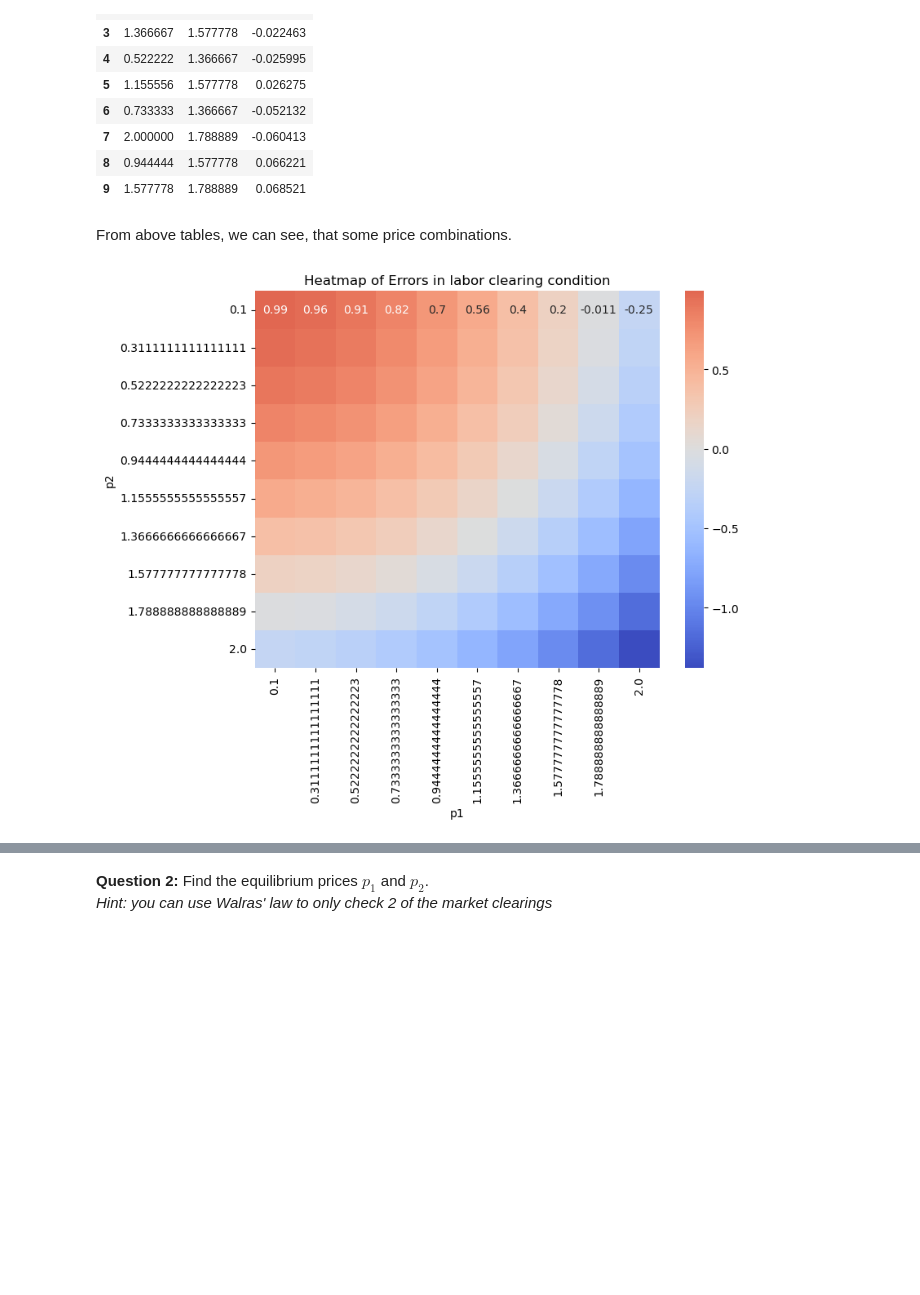
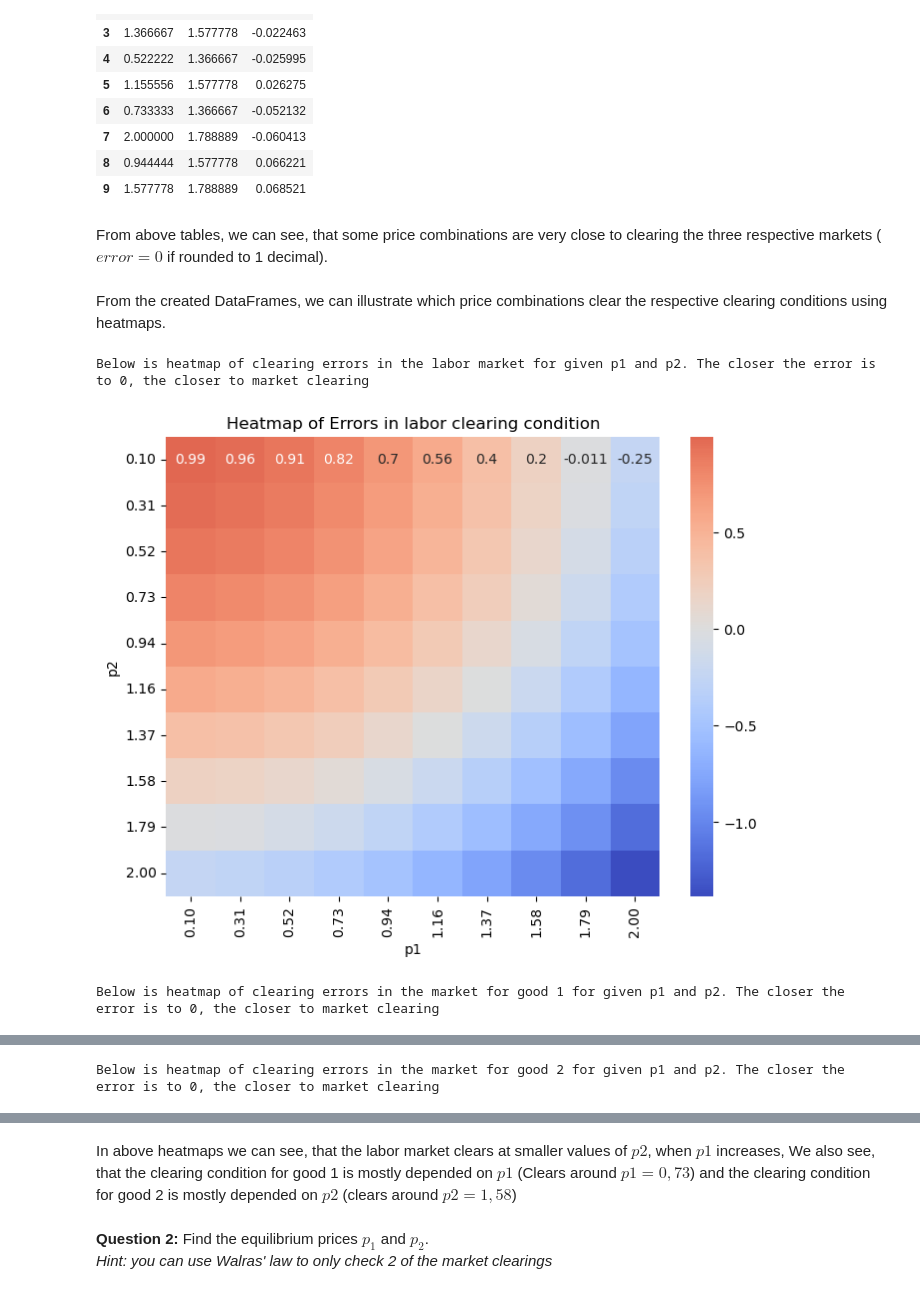
Before and after one commit to NumEconCopenhagen/projects-2024-thomas-lucas-jacob, a Jupyter notebook: examproject/exam_2024.ipynb, the cells around one changed output, grey strips where cells are left out. Saved outputs shown, nothing was run; the diff lists cells and outputs as text; code cells hidden in the pictures; blank space fills up the shorter version.

```diff
--- a/examproject/exam_2024.ipynb
+++ b/examproject/exam_2024.ipynb
@@ -177,39 +176,57 @@ Below is a table with the 10 combinations of p1 and p2, which are the closest to
 | 8 | 0.944444 | 1.577778 | 0.066221 |
 | 9 | 1.577778 | 1.788889 | 0.068521 |
 # %% [markdown]
-From above tables, we can see, that some price combinations.
+From above tables, we can see, that some price combinations are very close to clearing the three respective markets ($error = 0$ if rounded to 1 decimal).
+# %% [markdown]
+From the created DataFrames, we can illustrate which price combinations clear the respective clearing conditions using heatmaps.
 # %%
-# Pivot the DataFrame to have p1 as columns, p2 as index, and error as values
+# Pivot the DataFrame to have p1 as columns (x-axis on heatmap), p2 as index (y-axis on heatmap), and error as values
 df_pivot_labor = df_labor_error_sorted.pivot(index='p2', columns='p1', values='error')
 df_pivot_good1 = df_good1_error_sorted.pivot(index='p2', columns='p1', values='error')
 df_pivot_good2 = df_good2_error_sorted.pivot(index='p2', columns='p1', values='error')
 
-# Create the heatmap
+print('Below is heatmap of clearing errors in the labor market for given p1 and p2. The closer the error is to 0, the closer to market clearing')
+# Creating the heatmap for the labor clearing condition: axl
 plt.figure(figsize=(8, 6))
-sns.heatmap(df_pivot_labor, annot=True, cmap="coolwarm", center=0)
-# Set labels and title
+axl = sns.heatmap(df_pivot_labor, annot=True, cmap="coolwarm", center=0)
+# Setting labels and title
 plt.xlabel('p1')
 plt.ylabel('p2')
 plt.title('Heatmap of Errors in labor clearing condition')
+# formatting axis to only show 2 decimals
+axl.set_xticklabels([f'{float(label.get_text()):.2f}' for label in axl.get_xticklabels()])
+axl.set_yticklabels([f'{float(label.get_text()):.2f}' for label in axl.get_yticklabels()])
 # Display the heatmap
 plt.show()
 
+print('Below is heatmap of clearing errors in the market for good 1 for given p1 and p2. The closer the error is to 0, the closer to market clearing')
+# Creating the heatmap for the good 1 market clearing condition: ax1
 plt.figure(figsize=(8, 6))
-sns.heatmap(df_pivot_good1, annot=True, cmap="coolwarm", center=0)
-# Set labels and title
+ax1 = sns.heatmap(df_pivot_good1, annot=True, cmap="coolwarm", center=0)
+# Setting labels and title
 plt.xlabel('p1')
 plt.ylabel('p2')
 plt.title('Heatmap of Errors in good 1 market clearing condition')
+# formatting axis to only show 2 decimals
+ax1.set_xticklabels([f'{float(label.get_text()):.2f}' for label in ax1.get_xticklabels()])
+ax1.set_yticklabels([f'{float(label.get_text()):.2f}' for label in ax1.get_yticklabels()])
 # Display the heatmap
 plt.show()
 
+print('Below is heatmap of clearing errors in the market for good 2 for given p1 and p2. The closer the error is to 0, the closer to market clearing')
+# Creating the heatmap for the good 2 market clearing condition: ax1
 plt.figure(figsize=(8, 6))
-sns.heatmap(df_pivot_good2, annot=True, cmap="coolwarm", center=0)
-# Set labels and title
+ax2 = sns.heatmap(df_pivot_good2, annot=True, cmap="coolwarm", center=0)
+# Setting labels and title
 plt.xlabel('p1')
 plt.ylabel('p2')
 plt.title('Heatmap of Errors in good 2 market clearing condition')
+# formatting axis to only show 2 decimals
+ax2.set_xticklabels([f'{float(label.get_text()):.2f}' for label in ax2.get_xticklabels()])
+ax2.set_yticklabels([f'{float(label.get_text()):.2f}' for label in ax2.get_yticklabels()])
 # Display the heatmap
 plt.show()
 # %% [output]
+Below is heatmap of clearing errors in the labor market for given p1 and p2. The closer the error is to 0, the closer to market clearing
-[figure, old version]
+[figure, new version]
+Below is heatmap of clearing errors in the market for good 1 for given p1 and p2. The closer the error is to 0, the closer to market clearing
@@ -216,0 +234 @@ plt.show()
+Below is heatmap of clearing errors in the market for good 2 for given p1 and p2. The closer the error is to 0, the closer to market clearing
@@ -218,3 +236,5 @@ plt.show()
+# %% [markdown]
+In above heatmaps we can see, that the labor market clears at smaller values of $p2$, when $p1$ increases, We also see, that the clearing condition for good 1 is mostly depended on $p1$ (Clears around $p1 = 0,73$) and the clearing condition for good 2 is mostly depended on $p2$ (clears around $p2 = 1,58$)
 # %% [markdown]
 **Question 2:** Find the equilibrium prices $p_1$ and $p_2$.<br>
 *Hint: you can use Walras' law to only check 2 of the market clearings*
```
Also changed, not shown: parts of 8 cells of this notebook.
